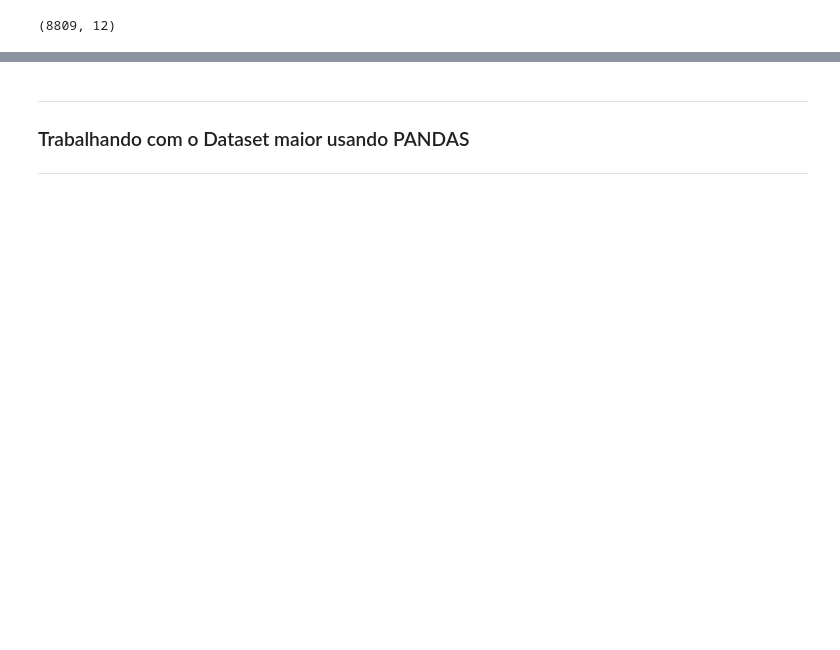
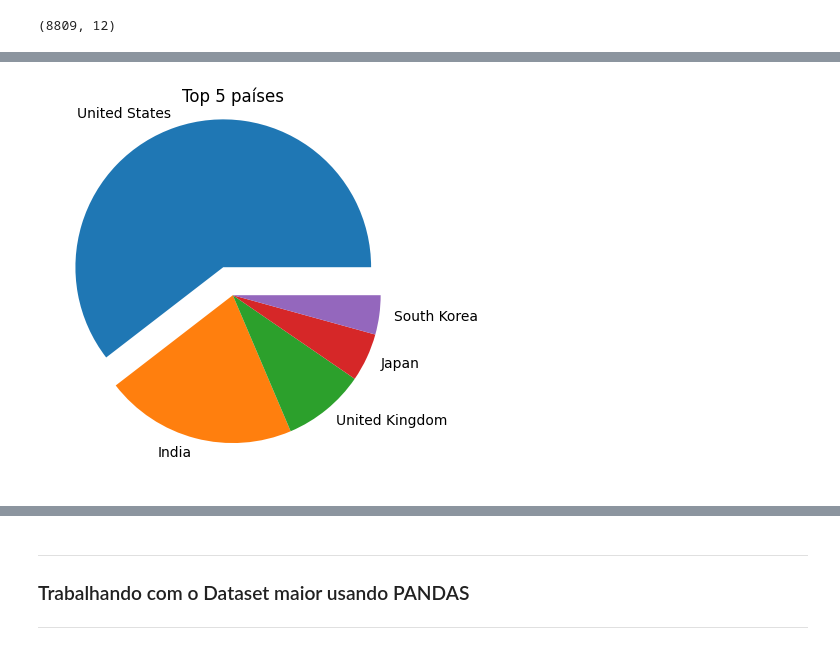
Before and after one commit to GuilhermeKotchergenko/santandercoders_bigdata1_project, a Jupyter notebook: Trabalho pandas X spark .ipynb, the cells around one changed output, grey strips where cells are left out. Drawn from its saved outputs; the diff is of its cells as text; code cells hidden in the pictures; blank space fills up the shorter version.

```diff
--- a/Trabalho pandas X spark .ipynb
+++ b/Trabalho pandas X spark .ipynb
@@ -515,0 +653,9 @@ print((netflix_spark.count(),len(netflix_spark.columns)))
+# %%
+# retirando colunas desnecessárias
+
+cols = ("adicionado_em","mes","dia", "ano")
+
+netflix = netflix.drop(*cols)
+# %%
+# mudando o nome da coluna data para adicionado_em
+netflix = netflix.withColumnRenamed('data', 'adicionado_em')
@@ -515,0 +719,8 @@ print((netflix_spark.count(),len(netflix_spark.columns)))
+# %%
+# Top 5 Países
+paises = netflix.filter('pais IS NOT NULL')
+paises = paises.groupBy('pais').agg(f.count('*').alias('total')).sort(f.desc('total'))
+top_paises = paises.limit(5)
+top_paises.show()
+top_paises = top_paises.toPandas()
+top_paises
@@ -515,0 +743,10 @@ print((netflix_spark.count(),len(netflix_spark.columns)))
+# %%
+# plotando o gráfico de pizza
+
+label = top_paises.pais
+myexplode = [0.2, 0, 0, 0, 0]
+plt.pie(top_paises.total, labels=label, explode=myexplode)
+plt.title('Top 5 países')
+plt.show()
+# %% [output]
+[figure, added]
```
Also changed, not shown: parts of 61 cells of this notebook.
